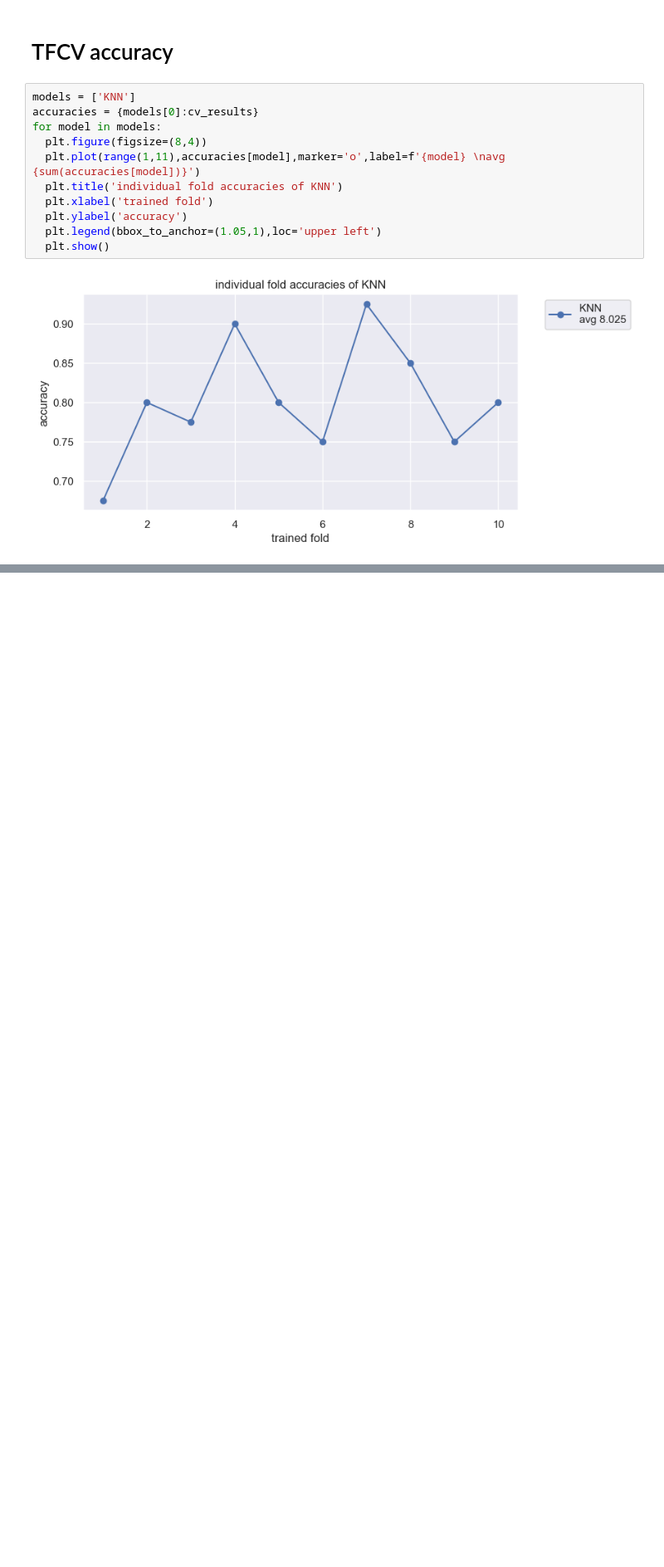
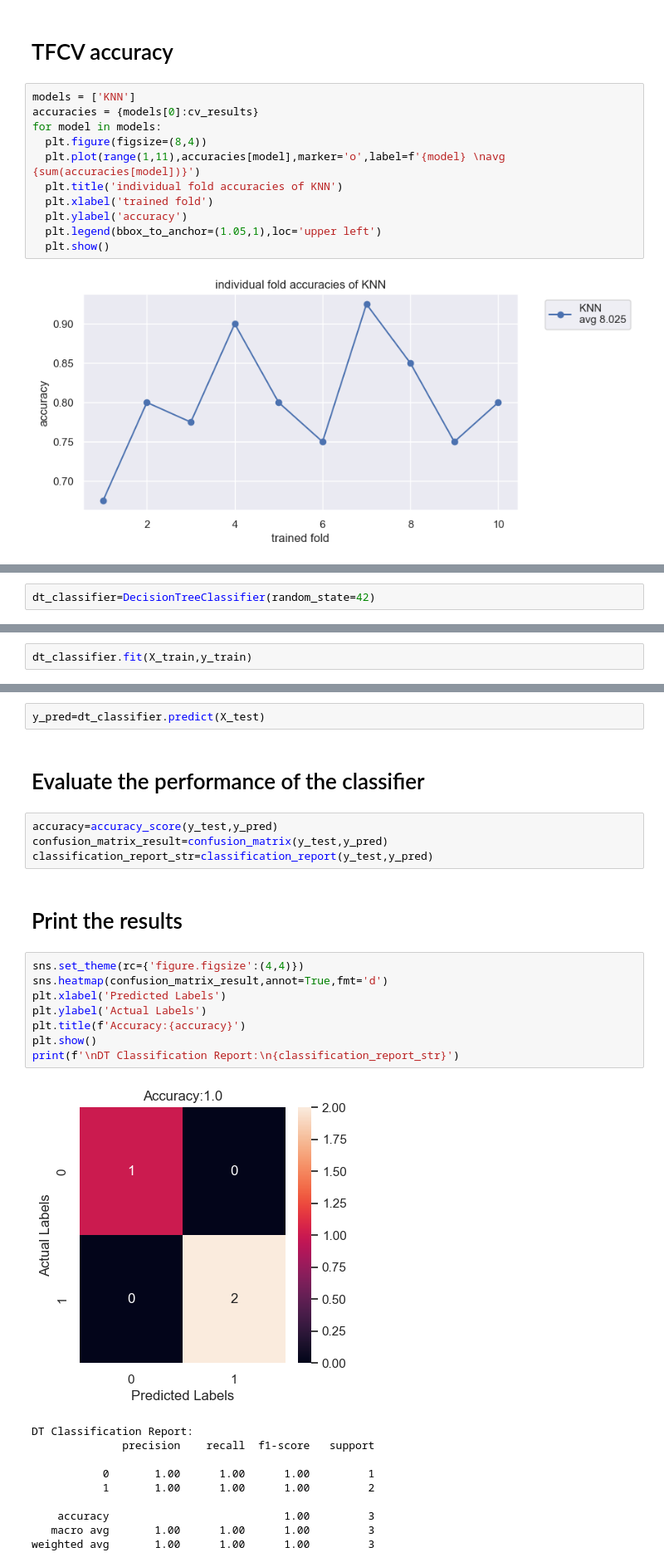
Before and after one commit to SoumabhaSaha15/AIML, a Jupyter notebook: class_work.ipynb, the cells around one changed output, grey strips where cells are left out. Shown at 83% size. Saved outputs shown, nothing was run; the diff lists cells and outputs as text; blank space fills up the shorter version.

```diff
--- a/class_work.ipynb
+++ b/class_work.ipynb
@@ -162,0 +213,2 @@ for model in models:
+# %%
+dt_classifier=DecisionTreeClassifier(random_state=42)
@@ -162,0 +217,2 @@ for model in models:
+# %%
+dt_classifier.fit(X_train,y_train)
@@ -162,0 +223,29 @@ for model in models:
+# %%
+y_pred=dt_classifier.predict(X_test)
+# %% [markdown]
+# Evaluate the performance of the classifier
+# %%
+accuracy=accuracy_score(y_test,y_pred)
+confusion_matrix_result=confusion_matrix(y_test,y_pred)
+classification_report_str=classification_report(y_test,y_pred)
+# %% [markdown]
+# Print the results
+# %%
+sns.set_theme(rc={'figure.figsize':(4,4)})
+sns.heatmap(confusion_matrix_result,annot=True,fmt='d')
+plt.xlabel('Predicted Labels')
+plt.ylabel('Actual Labels')
+plt.title(f'Accuracy:{accuracy}')
+plt.show()
+print(f'\nDT Classification Report:\n{classification_report_str}')
+# %% [output]
+[figure, added]
+DT Classification Report:
+              precision    recall  f1-score   support
+
+           0       1.00      1.00      1.00         1
+           1       1.00      1.00      1.00         2
+
+    accuracy                           1.00         3
+   macro avg       1.00      1.00      1.00         3
+weighted avg       1.00      1.00      1.00         3
```
Also changed, not shown: parts of 18 cells of this notebook, 3 other files.
